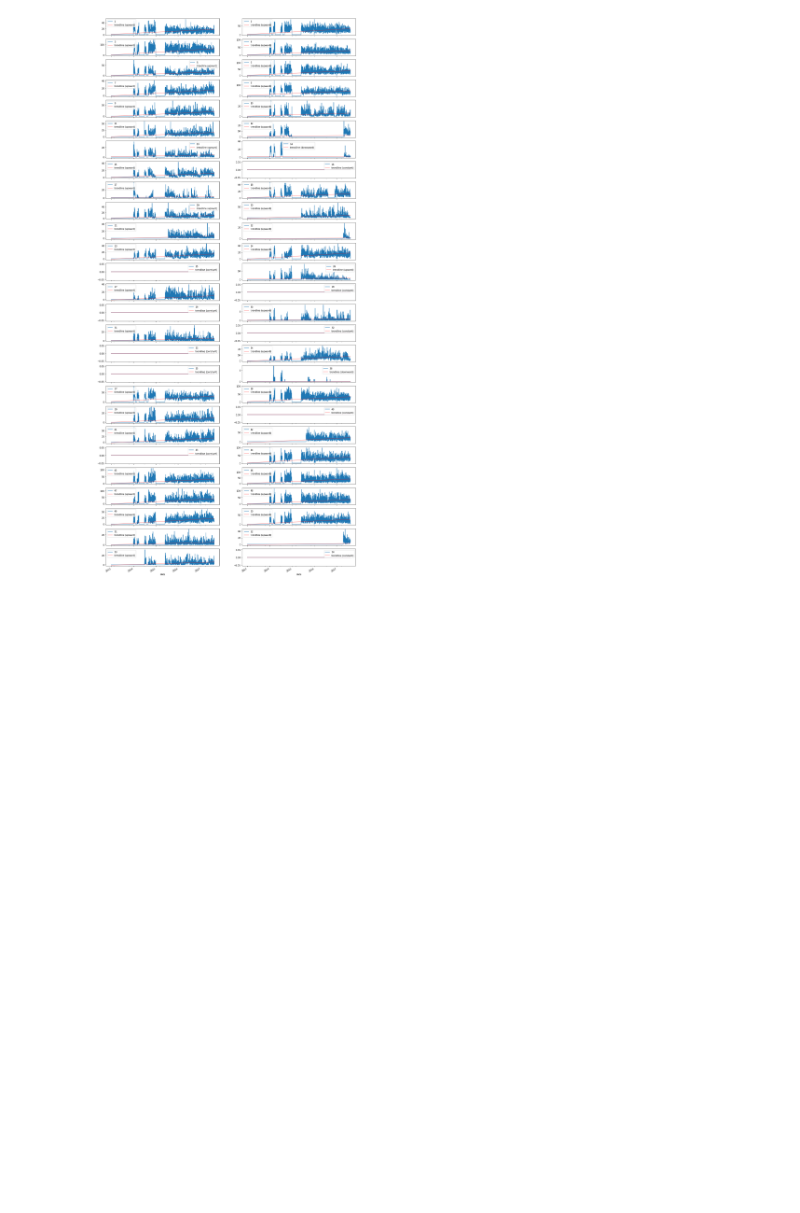
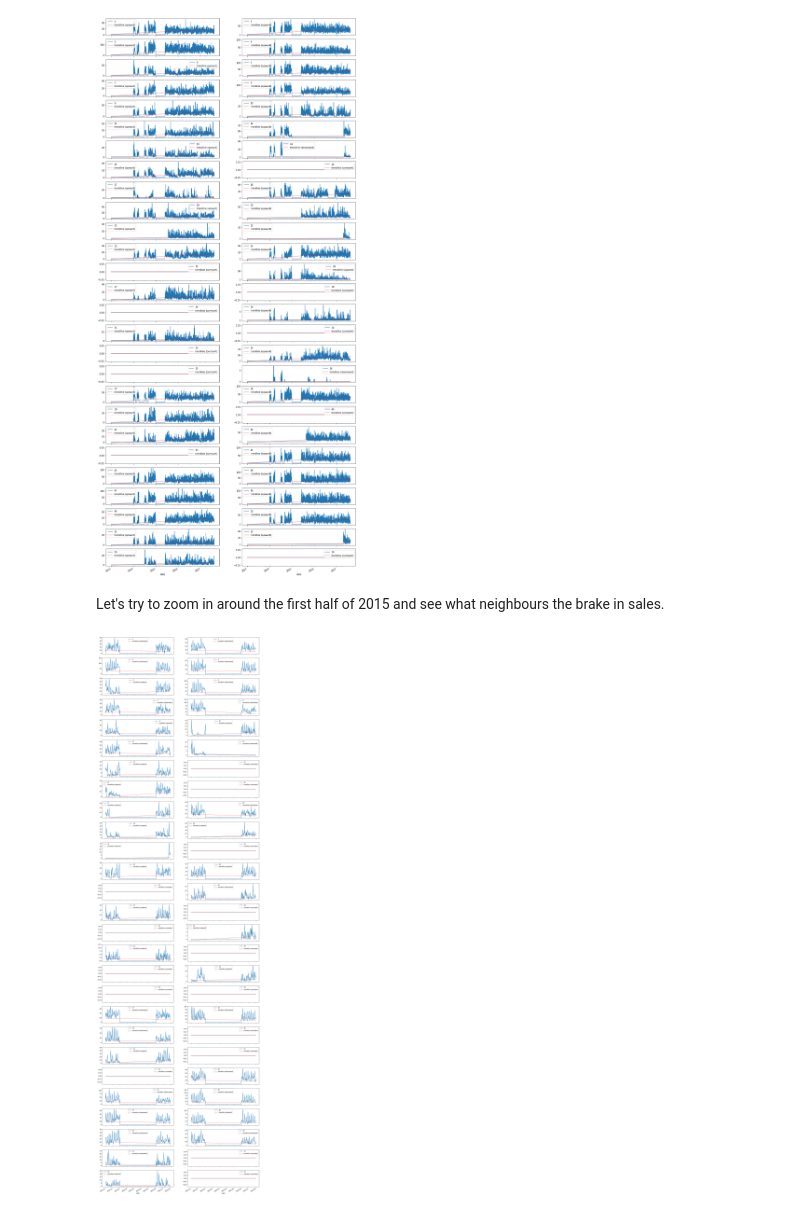
Before and after one commit to kurazu/kaggle-store-sales, a Jupyter notebook: nbs/EDA-simple.ipynb, the cells around one changed output. Cells and saved outputs as stored; diff of their text form; code cells hidden in the pictures; blank space fills up the shorter version.

```diff
--- a/nbs/EDA-simple.ipynb
+++ b/nbs/EDA-simple.ipynb
@@ -199,3 +199,24 @@ for ax, grouping_key in zip(axes.ravel(), ladieswear.groups.keys()):
     ax.legend()
 # %% [output]
 [figure]
+# %% [markdown]
+Let's try to zoom in around the first half of 2015 and see what neighbours the brake in sales.
+# %%
+zoom_df = train_df[(train_df.date >= '2014-11-01') & (train_df.date <= '2015-07-31')]
+zoom_ladieswear = zoom_df[zoom_df.family == 'LADIESWEAR'].groupby('store_nbr')
+fig, axes = plt.subplots(nrows=math.ceil(num_shops / 2), ncols=2, figsize=(20, 80), sharex=True)
+for ax, grouping_key in zip(axes.ravel(), zoom_ladieswear.groups.keys()):
+    data = zoom_ladieswear.get_group(grouping_key)
+
+    trendline_coefficients = np.polyfit(x=data.date.map(pd.Timestamp.timestamp), y=data.sales, deg=1)
+    a, b = trendline_coefficients
+    trendline_polynomial = np.poly1d(trendline_coefficients)
+
+    trend_indicator = {-1: 'downward', +1: 'upward', 0: 'constant'}[np.sign(a)]
+
+    data.plot(x='date', y='sales', kind='line', ax=ax, label=grouping_key)
+    ax.plot(data.date, trendline_polynomial(data.date.map(pd.Timestamp.timestamp)), 'r-', label=f'trendline ({trend_indicator})', alpha=0.5)
+
+    ax.legend()
+# %% [output]
+[figure, added]
```
Also changed, not shown: parts of 5 cells of this notebook.
